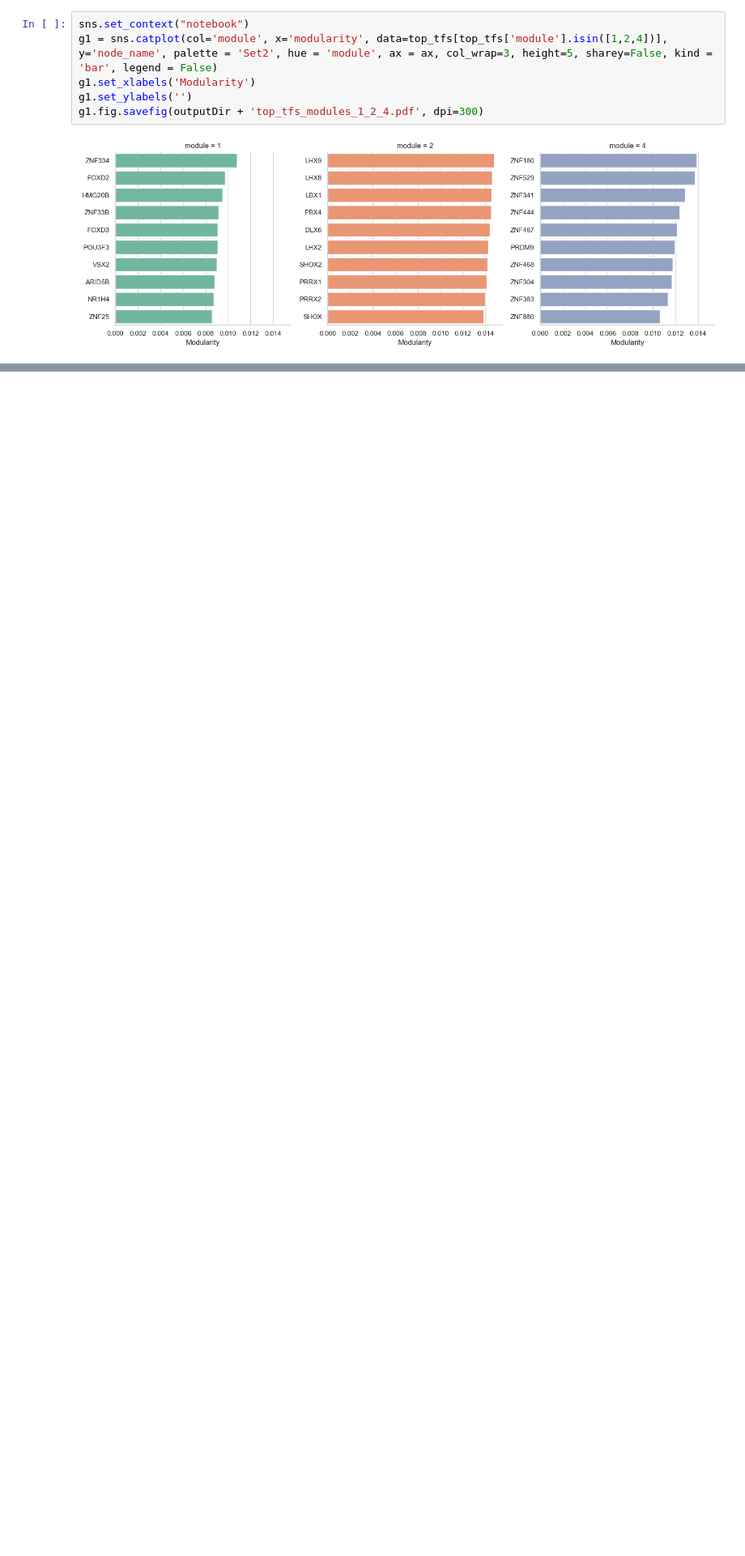
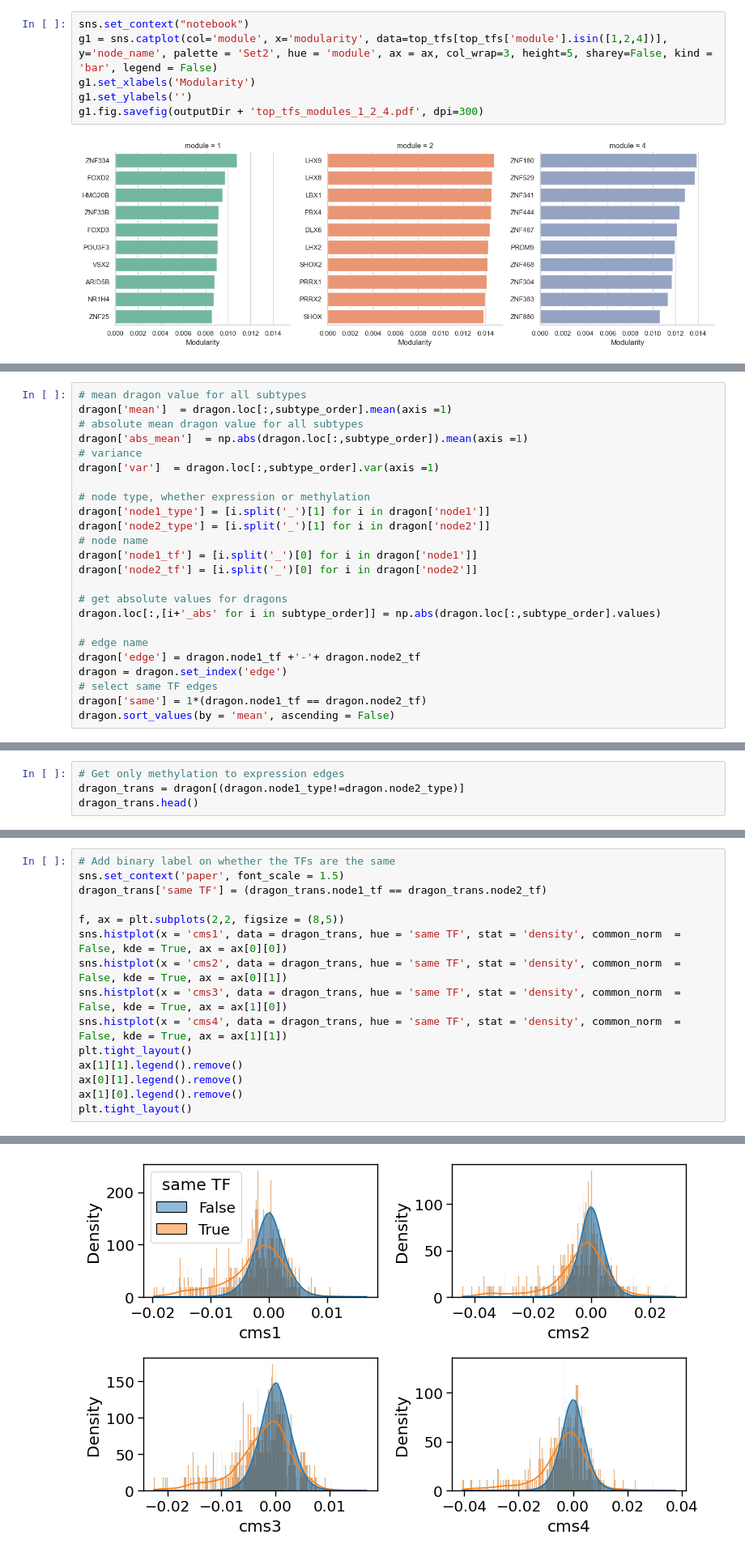
Before and after one commit to QuackenbushLab/tcga-data-supplement, a Jupyter notebook: notebooks/coad_subtype_alpaca_connectivity.ipynb, the cells around one changed output, grey strips where cells are left out. Shown at 81% size. Saved outputs shown, nothing was run; the diff lists cells and outputs as text; blank space fills up the shorter version.

```diff
--- a/notebooks/coad_subtype_alpaca_connectivity.ipynb
+++ b/notebooks/coad_subtype_alpaca_connectivity.ipynb
@@ -450,0 +519,24 @@ g1.fig.savefig(outputDir + 'top_tfs_modules_1_2_4.pdf', dpi=300)
+# %%
+# mean dragon value for all subtypes
+dragon['mean']  = dragon.loc[:,subtype_order].mean(axis =1)
+# absolute mean dragon value for all subtypes
+dragon['abs_mean']  = np.abs(dragon.loc[:,subtype_order]).mean(axis =1)
+# variance
+dragon['var']  = dragon.loc[:,subtype_order].var(axis =1)
+
+# node type, whether expression or methylation
+dragon['node1_type'] = [i.split('_')[1] for i in dragon['node1']]
+dragon['node2_type'] = [i.split('_')[1] for i in dragon['node2']]
+# node name
+dragon['node1_tf'] = [i.split('_')[0] for i in dragon['node1']]
+dragon['node2_tf'] = [i.split('_')[0] for i in dragon['node2']]
+
+# get absolute values for dragons
+dragon.loc[:,[i+'_abs' for i in subtype_order]] = np.abs(dragon.loc[:,subtype_order].values)
+
+# edge name
+dragon['edge'] = dragon.node1_tf +'-'+ dragon.node2_tf
+dragon = dragon.set_index('edge')
+# select same TF edges
+dragon['same'] = 1*(dragon.node1_tf == dragon.node2_tf)
+dragon.sort_values(by = 'mean', ascending = False)
@@ -450,0 +558,4 @@ g1.fig.savefig(outputDir + 'top_tfs_modules_1_2_4.pdf', dpi=300)
+# %%
+# Get only methylation to expression edges
+dragon_trans = dragon[(dragon.node1_type!=dragon.node2_type)]
+dragon_trans.head()
@@ -450,0 +570,16 @@ g1.fig.savefig(outputDir + 'top_tfs_modules_1_2_4.pdf', dpi=300)
+# %%
+# Add binary label on whether the TFs are the same
+sns.set_context('paper', font_scale = 1.5)
+dragon_trans['same TF'] = (dragon_trans.node1_tf == dragon_trans.node2_tf)
+
+f, ax = plt.subplots(2,2, figsize = (8,5))
+sns.histplot(x = 'cms1', data = dragon_trans, hue = 'same TF', stat = 'density', common_norm  = False, kde = True, ax = ax[0][0])
+sns.histplot(x = 'cms2', data = dragon_trans, hue = 'same TF', stat = 'density', common_norm  = False, kde = True, ax = ax[0][1])
+sns.histplot(x = 'cms3', data = dragon_trans, hue = 'same TF', stat = 'density', common_norm  = False, kde = True, ax = ax[1][0])
+sns.histplot(x = 'cms4', data = dragon_trans, hue = 'same TF', stat = 'density', common_norm  = False, kde = True, ax = ax[1][1])
+plt.tight_layout()
+ax[1][1].legend().remove()
+ax[0][1].legend().remove()
+ax[1][0].legend().remove()
+plt.tight_layout()
+# %% [output]
@@ -450,0 +591 @@ g1.fig.savefig(outputDir + 'top_tfs_modules_1_2_4.pdf', dpi=300)
+[figure, added]
```
Also changed, not shown: parts of 43 cells of this notebook, 7 other files.
